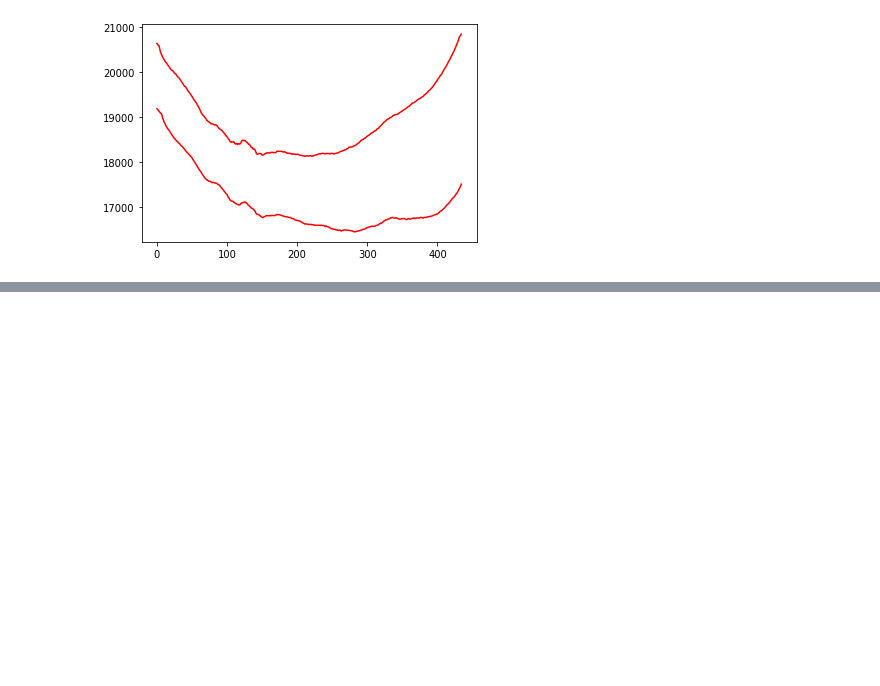
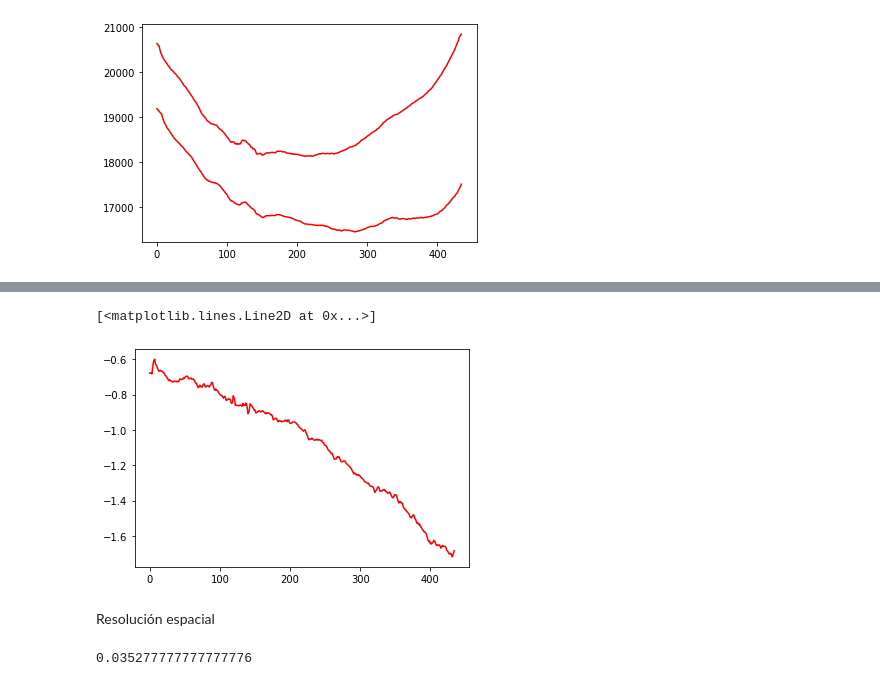
Before and after one commit to csarux/filmQAp, a Jupyter notebook: SAFD.ipynb, the cells around one changed output, grey strips where cells are left out. Cells and saved outputs as stored; diff of their text form; code cells hidden in the pictures; blank space fills up the shorter version.

```diff
--- a/SAFD.ipynb
+++ b/SAFD.ipynb
@@ -58,0 +85,5 @@ array([[[65535, 65535, 65535],
+# %%
+plt.plot(D[100, 35:470, 2], 'r-')
+# %% [output]
+[<matplotlib.lines.Line2D at 0x...>]
+[figure, added]
@@ -58,0 +95,7 @@ array([[[65535, 65535, 65535],
+# %% [markdown]
+Resolución espacial
+# %%
+sr = 2.54/72
+sr
+# %% [output]
+0.035277777777777776
```
Also changed, not shown: parts of 15 cells of this notebook, 8 other files.
